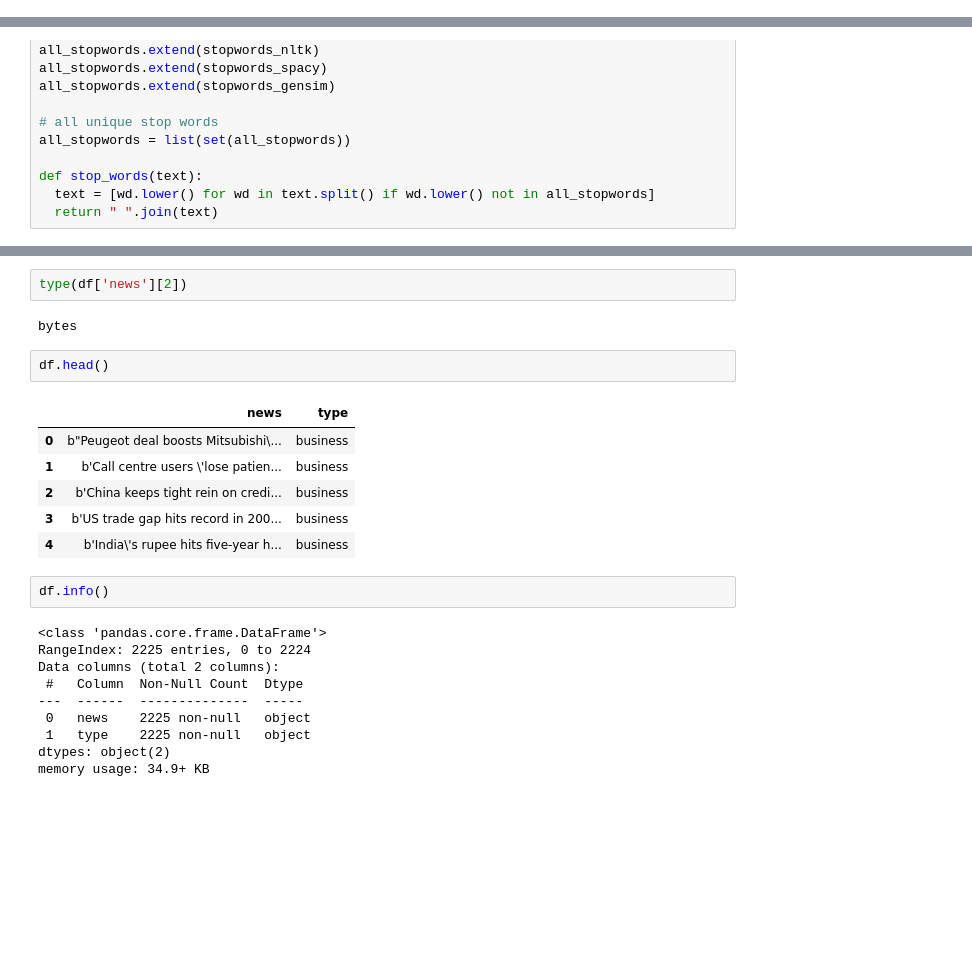
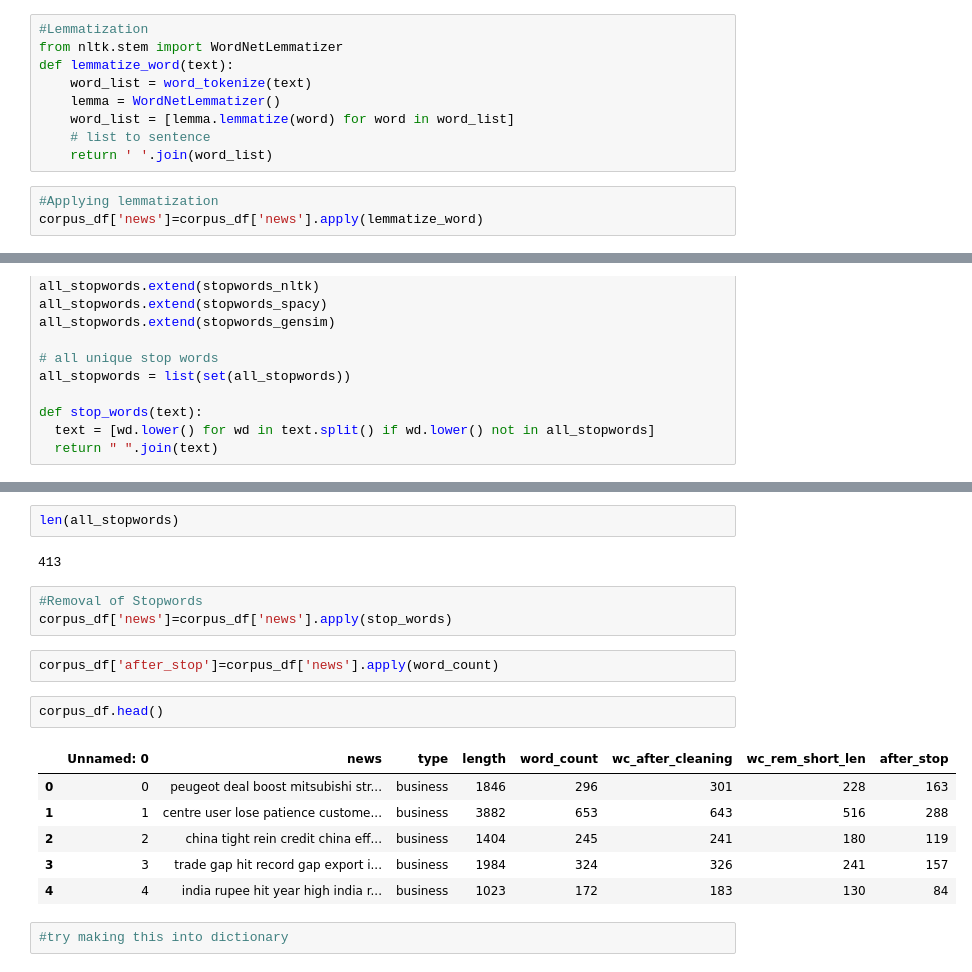
Before and after one commit to SuhelAnsari9272/Topic-Modeling-on-News-Articles-, a Jupyter notebook: Suhel_Topic_Modeling_on_News_Articles_Capstone_Project.ipynb, the cells around one changed output, grey strips where cells are left out. Saved outputs shown, nothing was run; the diff lists cells and outputs as text; blank space fills up the shorter version.

```diff
--- a/Suhel_Topic_Modeling_on_News_Articles_Capstone_Project.ipynb
+++ b/Suhel_Topic_Modeling_on_News_Articles_Capstone_Project.ipynb
@@ -237,3 +344,15 @@ random_obs
+# %%
+#Lemmatization
+from nltk.stem import WordNetLemmatizer
+def lemmatize_word(text):
+    word_list = word_tokenize(text)
+    lemma = WordNetLemmatizer()
+    word_list = [lemma.lemmatize(word) for word in word_list]
+    # list to sentence
+    return ' '.join(word_list)
+# %%
+#Applying lemmatization
+corpus_df['news']=corpus_df['news'].apply(lemmatize_word)
 # %%
 #Stopwords
 # list of stopwords from nltk
@@ -311,25 +380,20 @@ TypeError: ignored
-# %%
-type(df['news'][2])
-# %% [output]
-bytes
+# %%
+len(all_stopwords)
+# %% [output]
+413
+# %%
+#Removal of Stopwords
+corpus_df['news']=corpus_df['news'].apply(stop_words)
+# %%
+corpus_df['after_stop']=corpus_df['news'].apply(word_count)
 # %%
-df.head()
+corpus_df.head()
 # %% [output]
-|  | news | type |
-| 0 | b"Peugeot deal boosts Mitsubishi\... | business |
-| 1 | b'Call centre users \'lose patien... | business |
-| 2 | b'China keeps tight rein on credi... | business |
-| 3 | b'US trade gap hits record in 200... | business |
-| 4 | b'India\'s rupee hits five-year h... | business |
+|  | Unnamed: 0 | news | type | length | word_count | wc_after_cleaning | wc_rem_short_len | after_stop |
+| 0 | 0 | peugeot deal boost mitsubishi str... | business | 1846 | 296 | 301 | 228 | 163 |
+| 1 | 1 | centre user lose patience custome... | business | 3882 | 653 | 643 | 516 | 288 |
+| 2 | 2 | china tight rein credit china eff... | business | 1404 | 245 | 241 | 180 | 119 |
+| 3 | 3 | trade gap hit record gap export i... | business | 1984 | 324 | 326 | 241 | 157 |
+| 4 | 4 | india rupee hit year high india r... | business | 1023 | 172 | 183 | 130 | 84 |
-# %%
-df.info()
-# %% [output]
-<class 'pandas.core.frame.DataFrame'>
-RangeIndex: 2225 entries, 0 to 2224
-Data columns (total 2 columns):
- #   Column  Non-Null Count  Dtype
----  ------  --------------  -----
- 0   news    2225 non-null   object
- 1   type    2225 non-null   object
-dtypes: object(2)
-memory usage: 34.9+ KB
+# %%
+#try making this into dictionary
```
Also changed, not shown: parts of 45 cells of this notebook.
